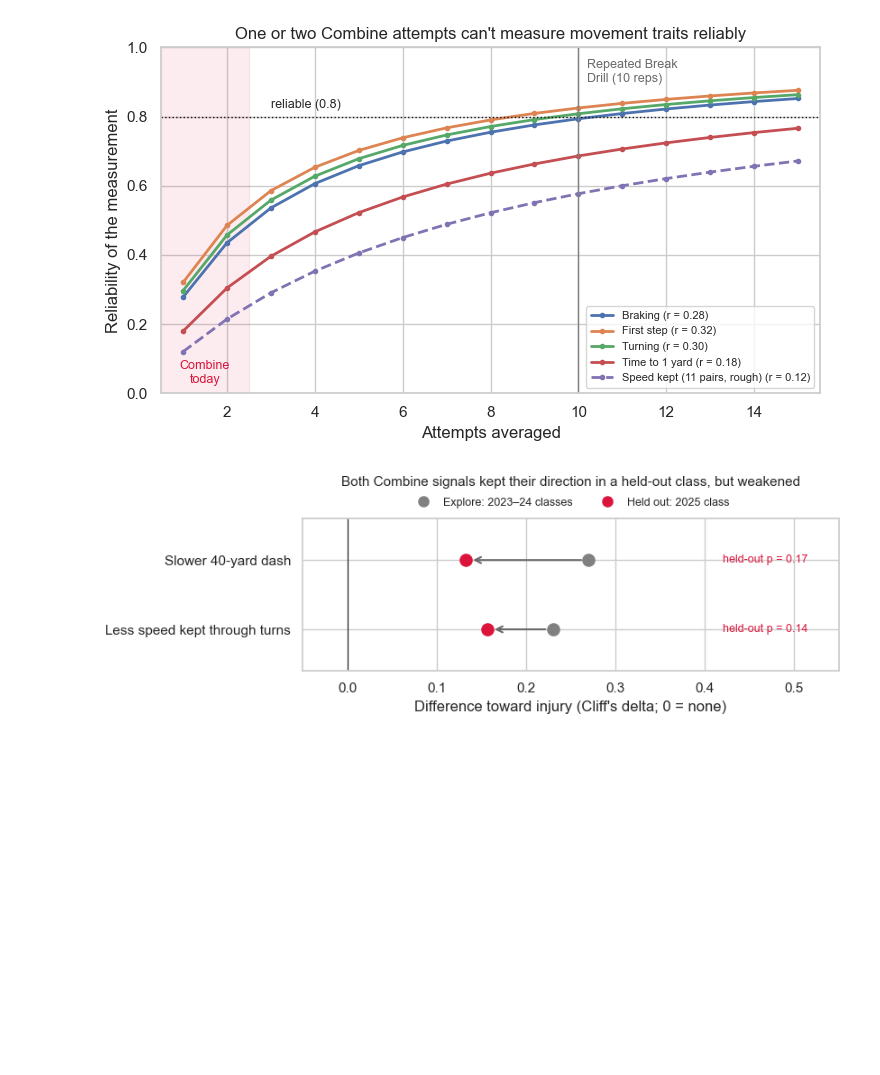
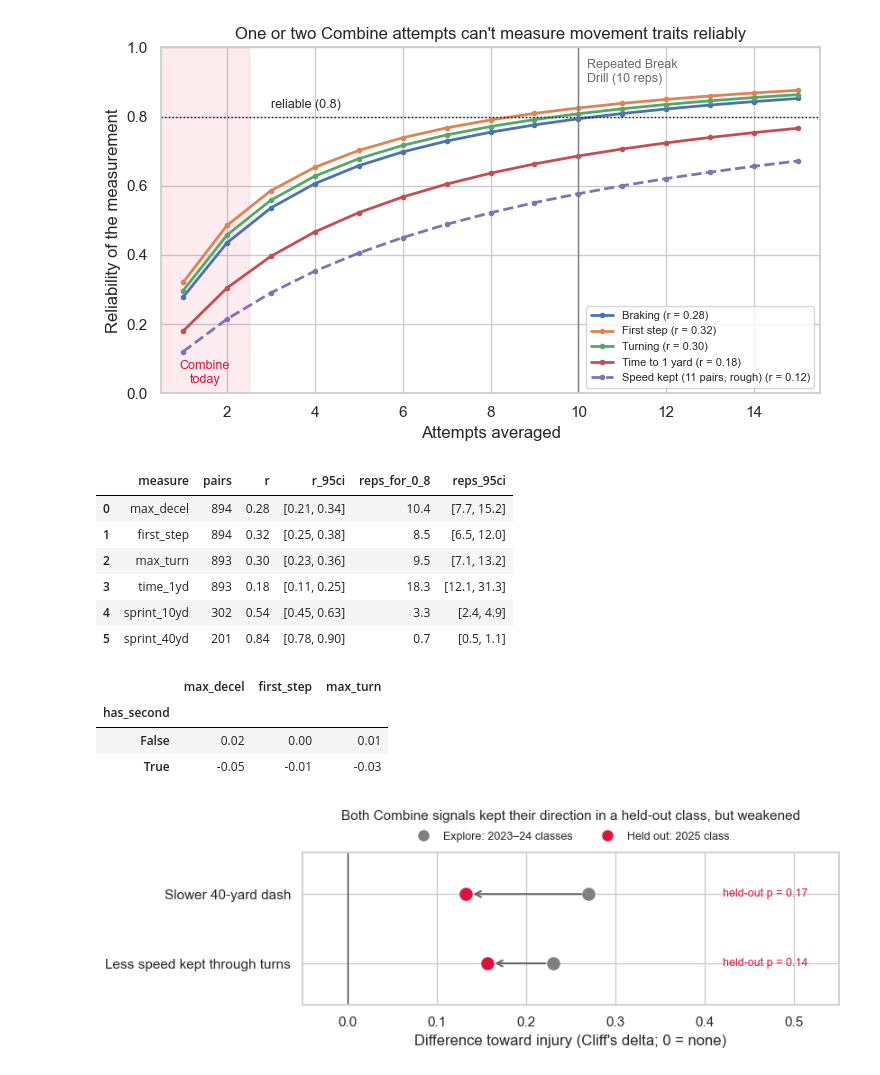
Before and after one commit to Ro-Yadav/USC-NFL-Big-Data-Bowl-2027, a Jupyter notebook: Ben_EDA/bdb2027_injury_projection.ipynb, the cells around one changed output. Drawn from its saved outputs; the diff is of its cells as text; code cells hidden in the pictures; blank space fills up the shorter version.

Commit message:
combine injury updates

```diff
--- a/Ben_EDA/bdb2027_injury_projection.ipynb
+++ b/Ben_EDA/bdb2027_injury_projection.ipynb
@@ -342,6 +342,70 @@ ax.legend(fontsize=8, loc="lower right"); plt.tight_layout()
 plt.savefig(FIG_DIR / "reliability_by_reps.png", dpi=200); plt.show()
 # %% [output]
 [figure]
+# %%
+import numpy as np
+import pandas as pd
+from pathlib import Path
+
+# --- load (needs the rookie-injury notebook to have run once, which saved the cache) ---
+att = pd.read_parquet(Path("outputs/rookie_injury/combine_attempts.parquet"))
+combine_trk = pd.read_csv("../data/combine_tracking.csv")
+
+REL_MEAS = ["retention", "max_decel", "first_step", "max_turn", "time_1yd"]
+z = att[att.attempt.isin([1, 2])].copy()
+z[REL_MEAS] = z.groupby("drill_name")[REL_MEAS].transform(lambda x: (x - x.mean()) / x.std())
+rng = np.random.default_rng(0)
+
+
+def r_with_ci(w, n_boot=1000):
+    r = w[1].corr(w[2], method="spearman")
+    boots = [w.iloc[i][1].corr(w.iloc[i][2], method="spearman")
+             for i in (rng.integers(0, len(w), len(w)) for _ in range(n_boot))]
+    lo, hi = np.percentile(boots, [2.5, 97.5])
+    reps = lambda x: 0.8 * (1 - x) / (x * 0.2) if x > 0 else np.inf
+    return dict(pairs=len(w), r=round(r, 2), r_95ci=f"[{lo:.2f}, {hi:.2f}]",
+                reps_for_0_8=round(reps(r), 1), reps_95ci=f"[{reps(hi):.1f}, {reps(lo):.1f}]")
+
+
+# 1 + 2: movement traits with confidence intervals
+rows = []
+for m in ["max_decel", "first_step", "max_turn", "time_1yd"]:
+    w = z.pivot_table(index=["nfl_id", "drill_name"], columns="attempt", values=m).dropna()
+    rows.append(dict(measure=m) | r_with_ci(w))
+
+# 1: benchmark, sprint times from the 40-yard dash tracking
+f40 = combine_trk[combine_trk.drill_name.astype(str).str.upper().str.contains("FORTY")].copy()
+f40["time"] = pd.to_datetime(f40.time, format="mixed")
+f40 = f40.sort_values(["nfl_id", "event_id", "time"])
+start = f40.time.where(f40.s >= 0.3).groupby([f40.nfl_id, f40.event_id]).transform("min")
+f40["t"] = (f40.time - start).dt.total_seconds()
+f40 = f40[f40.t >= 0]
+g = f40.groupby(["nfl_id", "event_id"])
+f40["disp"] = np.hypot(f40.x - g.x.transform("first"), f40.y - g.y.transform("first"))
+for d, col in [(10, "sprint_10yd"), (40, "sprint_40yd")]:
+    tt = f40[f40.disp >= d].groupby(["nfl_id", "attempt"]).t.min().unstack("attempt")
+    if {1, 2} <= set(tt.columns):
+        rows.append(dict(measure=col) | r_with_ci(tt[[1, 2]].dropna()))
+rel_ci = pd.DataFrame(rows)
+display(rel_ci)
+
+# 3: selection check, attempt-1 values for players with vs without a second attempt
+has2 = att.groupby(["nfl_id", "drill_name"]).attempt.transform("max") >= 2
+a1 = att[att.attempt == 1].assign(has_second=has2[att.attempt == 1])
+a1[REL_MEAS] = a1.groupby("drill_name")[REL_MEAS].transform(lambda x: (x - x.mean()) / x.std())
+display(a1.groupby("has_second")[["max_decel", "first_step", "max_turn"]].mean().round(2))
+# %% [output]
+|  | measure | pairs | r | r_95ci | reps_for_0_8 | reps_95ci |
+| 0 | max_decel | 894 | 0.28 | [0.21, 0.34] | 10.4 | [7.7, 15.2] |
+| 1 | first_step | 894 | 0.32 | [0.25, 0.38] | 8.5 | [6.5, 12.0] |
+| 2 | max_turn | 893 | 0.30 | [0.23, 0.36] | 9.5 | [7.1, 13.2] |
+| 3 | time_1yd | 893 | 0.18 | [0.11, 0.25] | 18.3 | [12.1, 31.3] |
+| 4 | sprint_10yd | 302 | 0.54 | [0.45, 0.63] | 3.3 | [2.4, 4.9] |
+| 5 | sprint_40yd | 201 | 0.84 | [0.78, 0.90] | 0.7 | [0.5, 1.1] |
+|  | max_decel | first_step | max_turn |
+| has_second |  |  |  |
+| False | 0.02 | 0.00 | 0.01 |
+| True | -0.05 | -0.01 | -0.03 |
 # %%
 conf_path = Path("outputs/rookie_injury/confirmation_results.csv")
 held = pd.DataFrame(dict(test=["Slower 40", "Less speed kept through turns"], explore=[0.27, -0.23],
```
Also changed, not shown: 1 other file.
